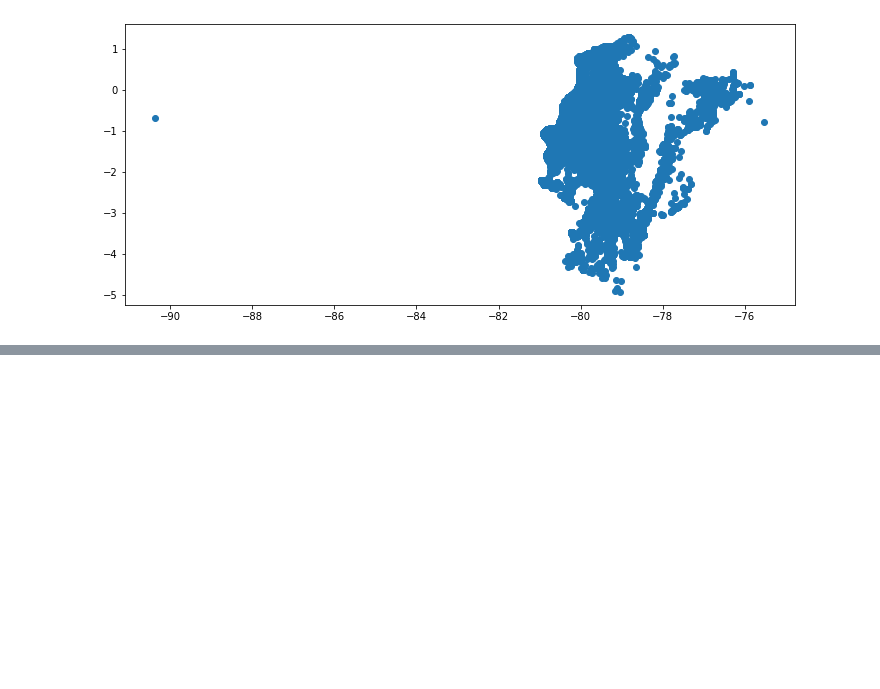
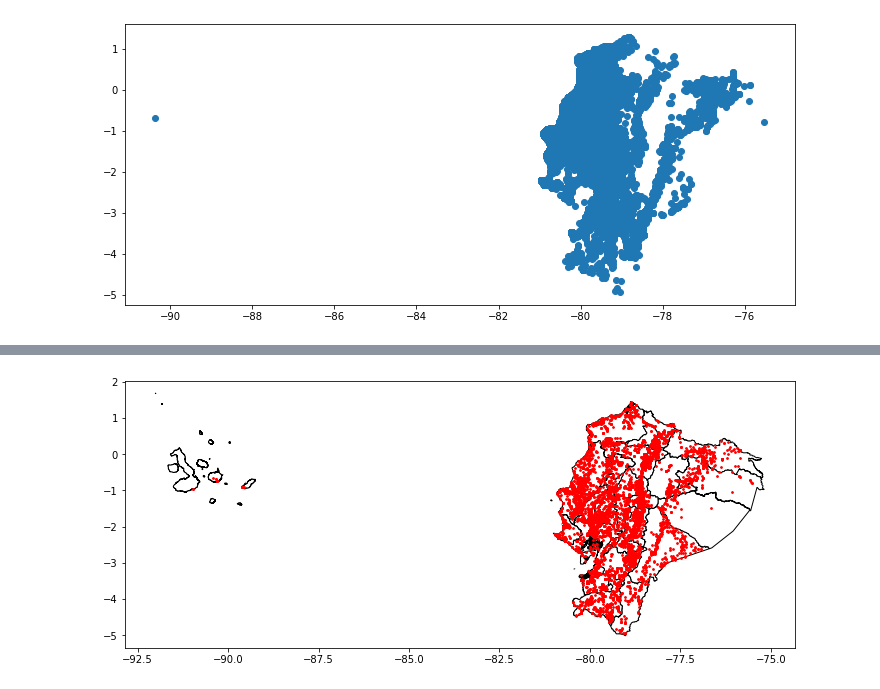
Before and after one commit to megonzau/Spatial-Analytics, a Jupyter notebook: code/main.ipynb, the cells around one changed output, grey strips where cells are left out. Cells and saved outputs as stored; diff of their text form; code cells hidden in the pictures; blank space fills up the shorter version.

```diff
--- a/code/main.ipynb
+++ b/code/main.ipynb
@@ -137,0 +128,28 @@ plt.show()
+# %%
+#Database from MIES
+#Ubicación de los centros de MIES
+df_mies_c= pd.read_excel("https://info.inclusion.gob.ec/images/usuarios_externos/2022/UNIDADES_INCLUSION_SOCIAL_JUL2022.xls")
+# %%
+#Reproj
+projWGS84 = Proj(init="EPSG:32733",zone=17,ellps='WGS84', preserve_units=False)
+df_mies_c[['wgs_x', 'wgs_y']] = df_mies_c.apply(lambda row:projWGS84(row['x'], row['y'], inverse=True), axis=1).apply(pd.Series)
+# %%
+df_MIES_c_gdf= gpd.GeoDataFrame(df_mies_c, geometry= gpd.points_from_xy(df_mies['wgs_x'],df_mies['wgs_y']))
+df_MIES_c_gdf['geometry'] = df_MIES_c_gdf['geometry'].astype(str).apply(wkt.loads)
+df_MIES_c_gdf = gpd.GeoDataFrame(df_MIES_c_gdf, crs="EPSG:32733")
+# %%
+
+
+fig, ax = plt.subplots()
+
+# set aspect to equal. This is done automatically
+# when using *geopandas* plot on it's own, but not when
+# working with pyplot directly.
+ax.set_aspect('equal')
+
+df_prov.plot(ax=ax, color='white', edgecolor='black')
+df_MIES_c_gdf.plot(ax=ax, marker='o', color='red', markersize=3)
+
+plt.show()
+# %% [output]
+[figure, added]
```
Also changed, not shown: parts of 16 cells of this notebook.
